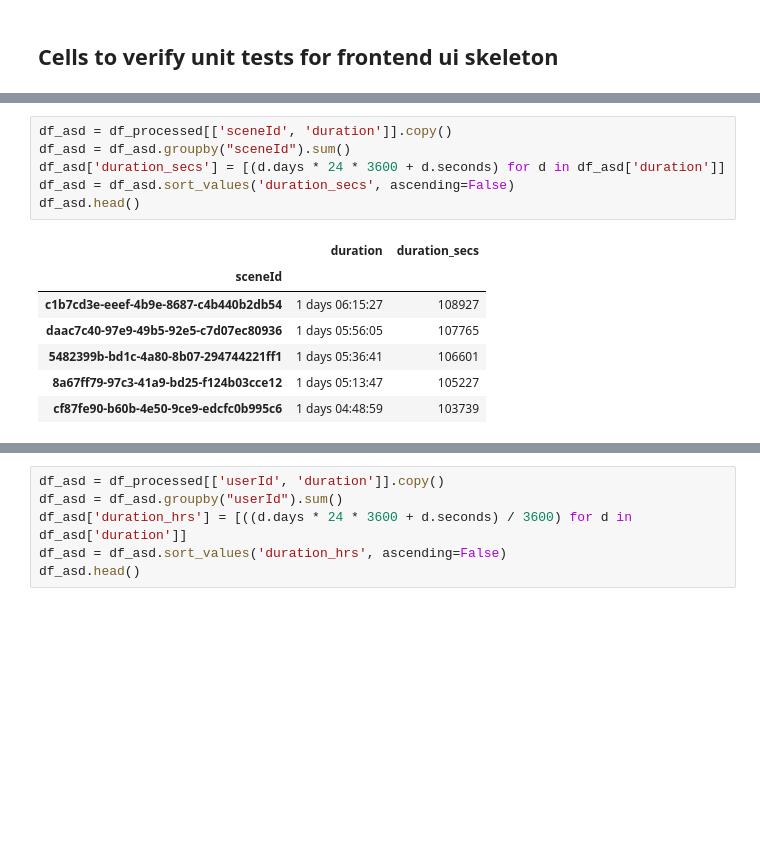
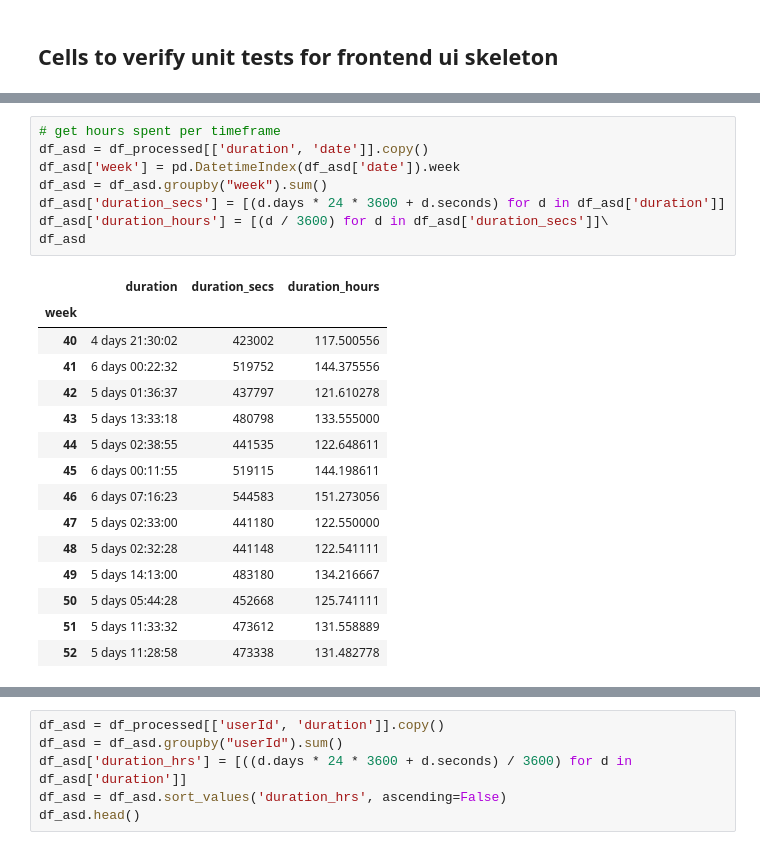
Before and after one commit to donutboy929/tictactAI, a Jupyter notebook: jupyter/visualise-a28-metrics/visualiser.ipynb, the cells around one changed output, grey strips where cells are left out. Cells and saved outputs as stored; diff of their text form; blank space fills up the shorter version.

```diff
--- a/jupyter/visualise-a28-metrics/visualiser.ipynb
+++ b/jupyter/visualise-a28-metrics/visualiser.ipynb
@@ -428,14 +417,24 @@ total_hours
 # %%
-df_asd = df_processed[['sceneId', 'duration']].copy()
-df_asd = df_asd.groupby("sceneId").sum()
+# get hours spent per timeframe
+df_asd = df_processed[['duration', 'date']].copy()
+df_asd['week'] = pd.DatetimeIndex(df_asd['date']).week
+df_asd = df_asd.groupby("week").sum()
 df_asd['duration_secs'] = [(d.days * 24 * 3600 + d.seconds) for d in df_asd['duration']]
-df_asd = df_asd.sort_values('duration_secs', ascending=False)
-df_asd.head()
+df_asd['duration_hours'] = [(d / 3600) for d in df_asd['duration_secs']]\
+df_asd
 # %% [output]
-|  | duration | duration_secs |
-| sceneId |  |  |
-| c1b7cd3e-eeef-4b9e-8687-c4b440b2db54 | 1 days 06:15:27 | 108927 |
-| daac7c40-97e9-49b5-92e5-c7d07ec80936 | 1 days 05:56:05 | 107765 |
-| 5482399b-bd1c-4a80-8b07-294744221ff1 | 1 days 05:36:41 | 106601 |
-| 8a67ff79-97c3-41a9-bd25-f124b03cce12 | 1 days 05:13:47 | 105227 |
-| cf87fe90-b60b-4e50-9ce9-edcfc0b995c6 | 1 days 04:48:59 | 103739 |
+|  | duration | duration_secs | duration_hours |
+| week |  |  |  |
+| 40 | 4 days 21:30:02 | 423002 | 117.500556 |
+| 41 | 6 days 00:22:32 | 519752 | 144.375556 |
+| 42 | 5 days 01:36:37 | 437797 | 121.610278 |
+| 43 | 5 days 13:33:18 | 480798 | 133.555000 |
+| 44 | 5 days 02:38:55 | 441535 | 122.648611 |
+| 45 | 6 days 00:11:55 | 519115 | 144.198611 |
+| 46 | 6 days 07:16:23 | 544583 | 151.273056 |
+| 47 | 5 days 02:33:00 | 441180 | 122.550000 |
+| 48 | 5 days 02:32:28 | 441148 | 122.541111 |
+| 49 | 5 days 14:13:00 | 483180 | 134.216667 |
+| 50 | 5 days 05:44:28 | 452668 | 125.741111 |
+| 51 | 5 days 11:33:32 | 473612 | 131.558889 |
+| 52 | 5 days 11:28:58 | 473338 | 131.482778 |
```
Also changed, not shown: parts of 13 cells of this notebook, 2 other files.
